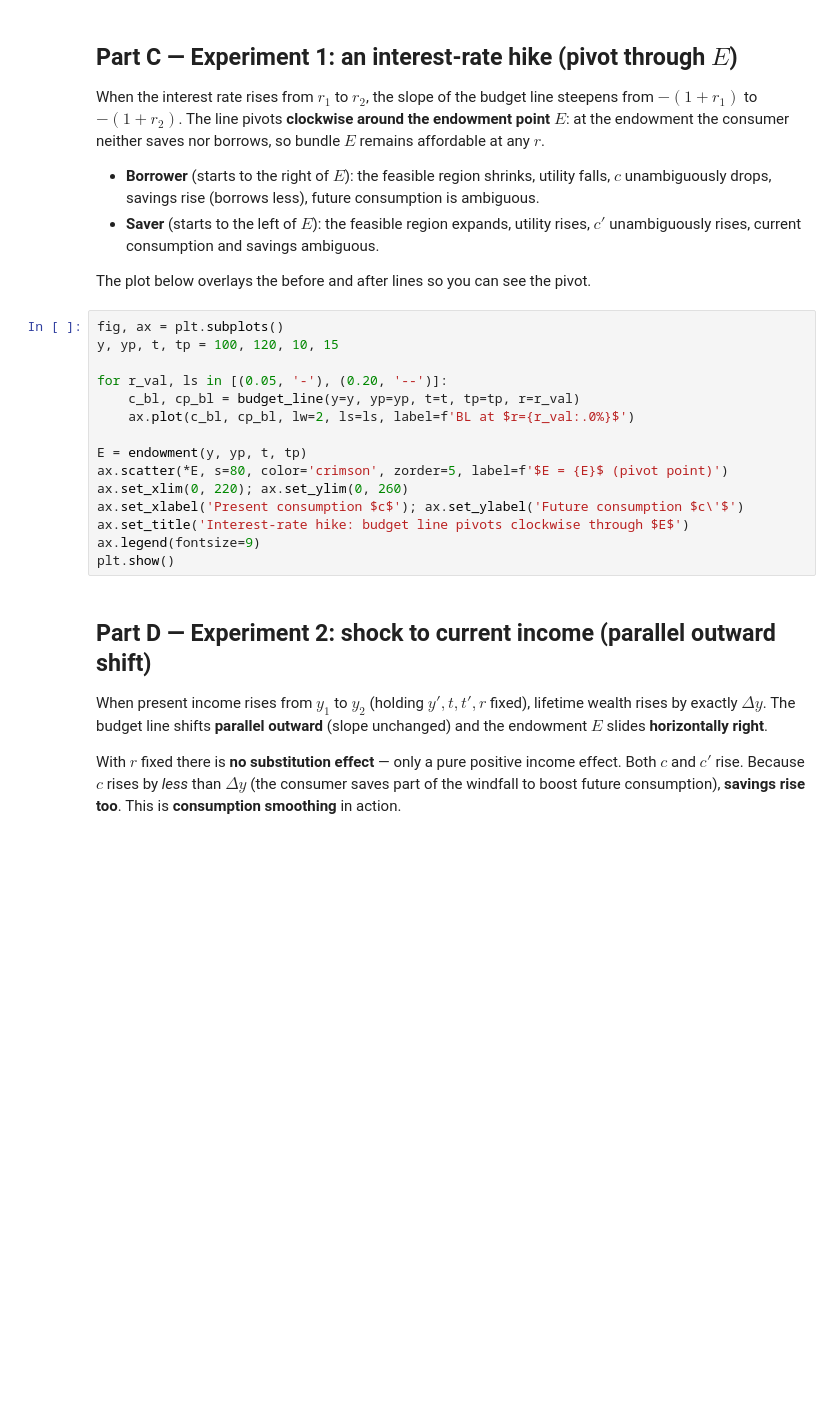
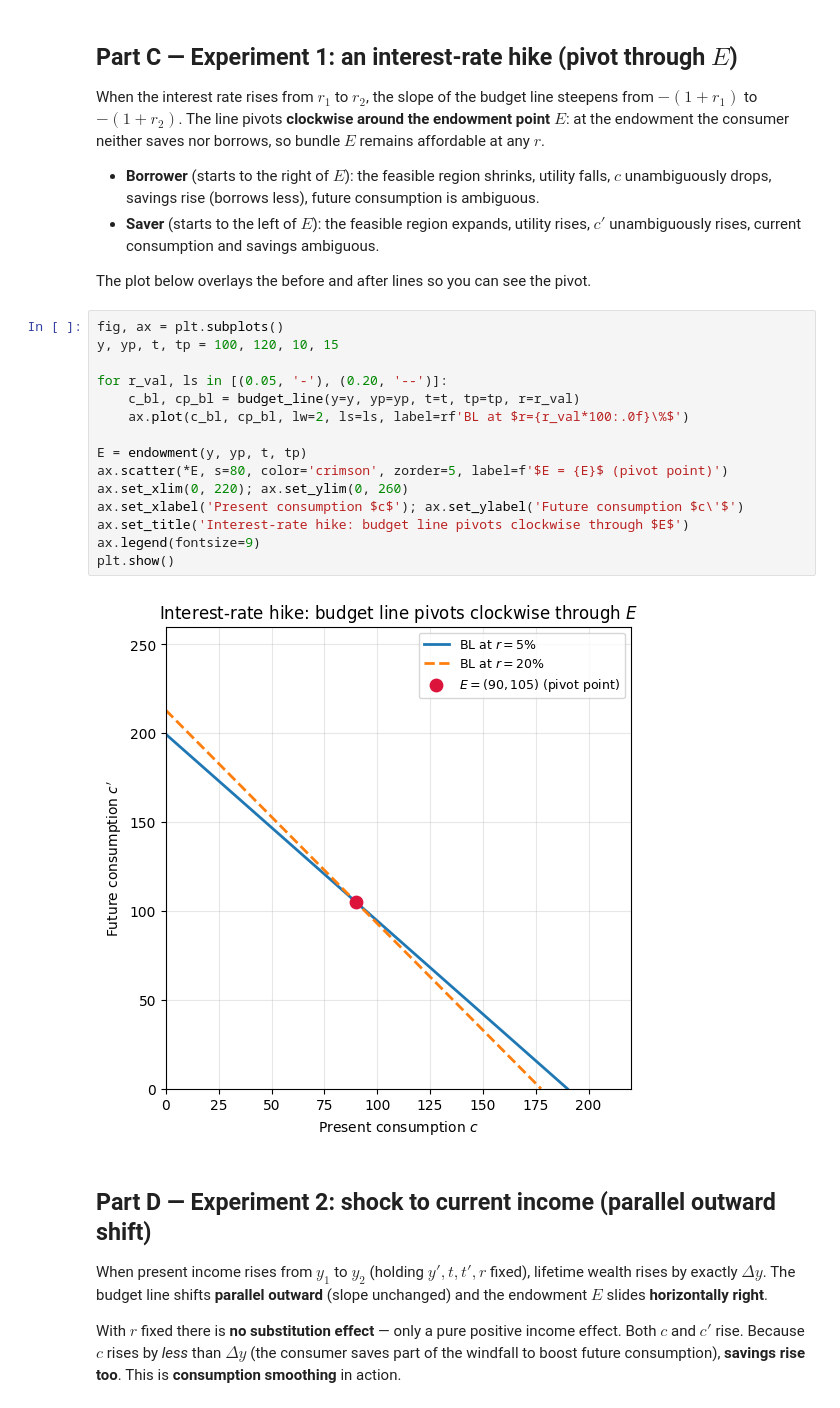
Before and after one commit to Brainologist/Python-For-Economic-Analysis, a Jupyter notebook: Notebooks/2_theory_with_python.ipynb, the cells around one changed output. Saved outputs shown, nothing was run; the diff lists cells and outputs as text; blank space fills up the shorter version.

```diff
--- a/Notebooks/2_theory_with_python.ipynb
+++ b/Notebooks/2_theory_with_python.ipynb
@@ -147,18 +155,20 @@ The plot below overlays the before and after lines so you can see the pivot.
 # %%
 fig, ax = plt.subplots()
 y, yp, t, tp = 100, 120, 10, 15
 
 for r_val, ls in [(0.05, '-'), (0.20, '--')]:
     c_bl, cp_bl = budget_line(y=y, yp=yp, t=t, tp=tp, r=r_val)
-    ax.plot(c_bl, cp_bl, lw=2, ls=ls, label=f'BL at $r={r_val:.0%}$')
+    ax.plot(c_bl, cp_bl, lw=2, ls=ls, label=rf'BL at $r={r_val*100:.0f}\%$')
 
 E = endowment(y, yp, t, tp)
 ax.scatter(*E, s=80, color='crimson', zorder=5, label=f'$E = {E}$ (pivot point)')
 ax.set_xlim(0, 220); ax.set_ylim(0, 260)
 ax.set_xlabel('Present consumption $c$'); ax.set_ylabel('Future consumption $c\'$')
 ax.set_title('Interest-rate hike: budget line pivots clockwise through $E$')
 ax.legend(fontsize=9)
 plt.show()
+# %% [output]
+[figure, added]
 # %% [markdown]
 ## Part D — Experiment 2: shock to current income (parallel outward shift)
 
```
Also changed, not shown: parts of 6 cells of this notebook, 1 other file.
